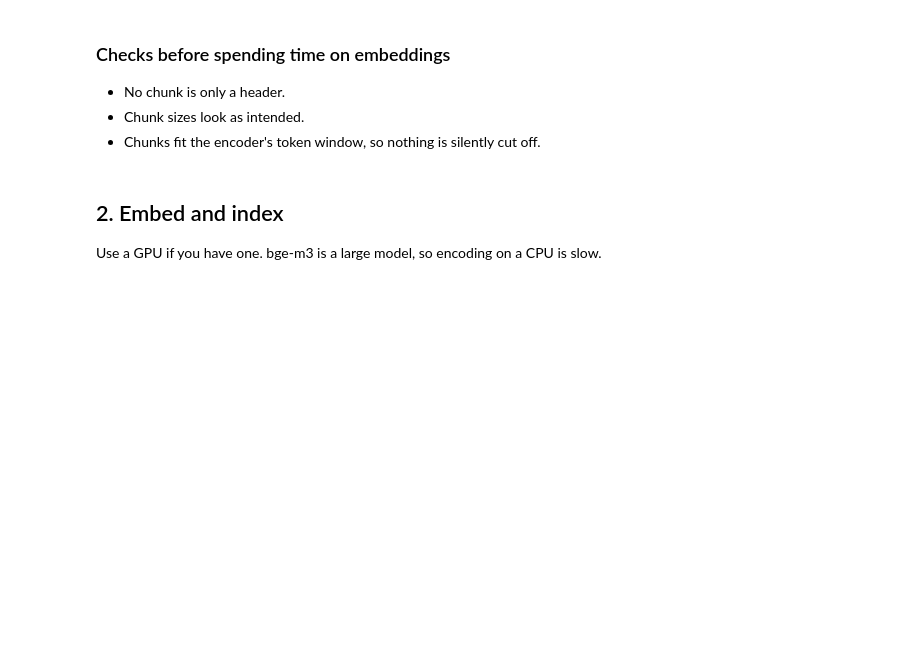
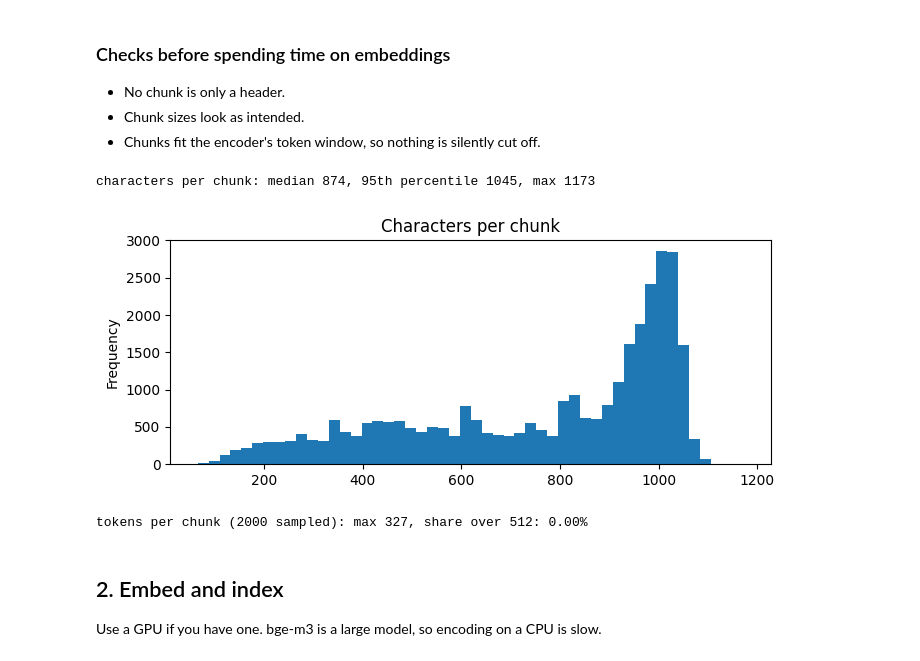
Before and after one commit to AbdelrahmanMostafa33/Healthcare-RAG-Assistant, a Jupyter notebook: notebooks/02_build_index.ipynb, the cells around one changed output. Saved outputs shown, nothing was run; the diff lists cells and outputs as text; code cells hidden in the pictures; blank space fills up the shorter version.

```diff
--- a/notebooks/02_build_index.ipynb
+++ b/notebooks/02_build_index.ipynb
@@ -62,19 +80,26 @@ for _, row in chunks.sample(2, random_state=0).iterrows():
 * Chunk sizes look as intended.
 * Chunks fit the encoder's token window, so nothing is silently cut off.
 # %%
+# Every chunk must have a body underneath the question line
 bodies = chunks["text"].str.split("\n", n=1).str[1].fillna("")
-assert (bodies.str.len() >= MIN_CHUNK_CHARS).all(), "a chunk has (almost) no content"
+assert (bodies.str.len() >= MIN_CHUNK_CHARS).all(), "chunk with no body"
 
+# Check character lengths look reasonable
 lengths = chunks["text"].str.len()
 print(f"characters per chunk: median {lengths.median():.0f}, 95th percentile {lengths.quantile(.95):.0f}, max {lengths.max()}")
 lengths.plot.hist(bins=50, figsize=(7, 3), title="Characters per chunk")
 plt.tight_layout()
 plt.show()
 
+# Check token counts on a sample fit the encoder window
 encoder = load_encoder()
 sample = chunks["text"].sample(min(2000, len(chunks)), random_state=0).tolist()
 token_counts = np.array([len(ids) for ids in encoder.tokenizer(sample)["input_ids"]])
 print(f"tokens per chunk (2000 sampled): max {token_counts.max()}, share over {encoder.max_seq_length}: {(token_counts > encoder.max_seq_length).mean():.2%}")
+# %% [output]
+characters per chunk: median 874, 95th percentile 1045, max 1173
+[figure, added]
+tokens per chunk (2000 sampled): max 327, share over 512: 0.00%
 # %% [markdown]
 ## 2. Embed and index
 
```
Also changed, not shown: parts of 5 cells of this notebook, 16 other files.
